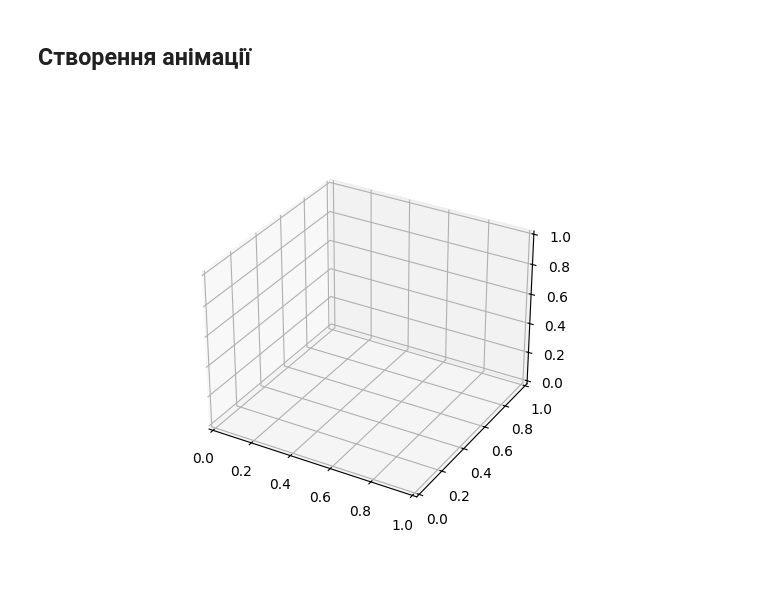
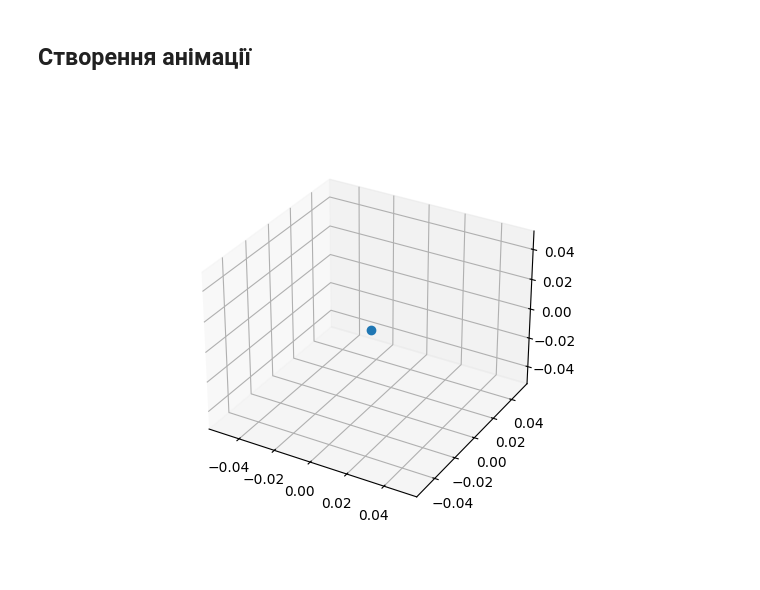
Before and after one commit to OleksijKhodzko/labs, a Jupyter notebook: computer_algebra22/lab2/3.ipynb, the cells around one changed output. Cells and saved outputs as stored; diff of their text form; code cells hidden in the pictures.

```diff
--- a/computer_algebra22/lab2/3.ipynb
+++ b/computer_algebra22/lab2/3.ipynb
@@ -68,0 +85,3 @@ def K(t):
+# %%
+def rotation(v, t):
+    return A(phi(t)) @ v
@@ -68,0 +90,7 @@ def K(t):
+# %%
+def rotation(v, t):
+    v = np.array([*v, 0])
+    p = -phi(t)
+    k = np.array([0,0,1])
+    v = v * np.cos(p) + np.cross(k, v) * np.sin(p) + k * np.dot(k, v) * (1 - np.cos(p))
+    return np.array(v[:-1])
@@ -70,56 +119,62 @@ def K(t):
 Функція радіус-вектора
 # %%
 def rp(t):
-    return K(t) @ (vop - V) + V*t
+    return 1 / omega * rotation(vop - V, t) + V*t
 
 def z(t):
     return voz * t + e / 2 / m * Ez *  t**2
 
 def r(t):
-    return np.array([*rp(t), z])
+    return np.array([*rp(t), z(t)])
 # %% [markdown]
 ## Створення анімації
 # %%
 dt = 0.1
-timespan = np.arange(0, 10, dt)
+timespan = np.arange(0, 100, dt)
 # %%
 fig = plt.figure()
 ax1 = fig.add_subplot(111, projection='3d')
-traj1, = ax1.plot([],[],[], '-b')
-pos1, = ax1.plot([],[],[], marker='o')# ax1.scatter(x1(0), y1(0), '+r')
+traj1, = ax1.plot([0],[0], '-b', lw=2)
+traj1.set_3d_properties([0])
+pos1, = ax1.plot([0],[0], marker='o')# ax1.scatter(x1(0), y1(0), '+r')
+pos1.set_3d_properties([0])
 
 
 def animate(t_max):
     times = timespan[:int(t_max/dt)]
-    traj1.set_data([r(t)[0] for t in times], [r(t)[1] for t in times], [r(t)[2] for t in times])
-    pos1.set_data([r(t_tax)[0]], [r(t_max)[1]], [r(t_max)[2]])
+    traj1.set_data([r(t)[0] for t in times], [r(t)[1] for t in times])
+    traj1.set_3d_properties ([r(t)[2] for t in times])
+    pos1.set_data([r(t_max)[0]], [r(t_max)[1]] )
+    pos1.set_3d_properties([r(t_max)[2]])
+
 anim_running = True
 
 def onClick(event):
     global anim_running
     if anim_running:
         ani.event_source.stop()
         anim_running = False
     else:
         ani.event_source.start()
         anim_running = True
 
 
 def init():
     #
-    # ax1.set_ylim(-5, 30)
-    # ax1.set_xlim(-20, 5)
+    ax1.set_ylim(-30, 10)
+    ax1.set_xlim(-10, 30)
+    ax1.set_zlim(-1000, 40)
     # ax1.axhline(0, color='black', lw=1)
     # ax1.axvline(0, color='black', lw=1)
-
+    # ax1.axiline(0, color='black', lw=1)
     plt.rcParams.update({'font.size': 10})
 
-    return traj1
+    return traj1, pos1
 
 
-ani = FuncAnimation(fig, animate, timespan, init_func=init, interval=50, blit=True,)
+ani = FuncAnimation(fig, animate, timespan, init_func=init, interval=1, )
 fig.canvas.mpl_connect('button_press_event', onClick)
 
 plt.show()
 # %% [output]
-[figure, old version]
+[figure, new version]
```
Also changed, not shown: parts of 12 cells of this notebook, 3 other files.
